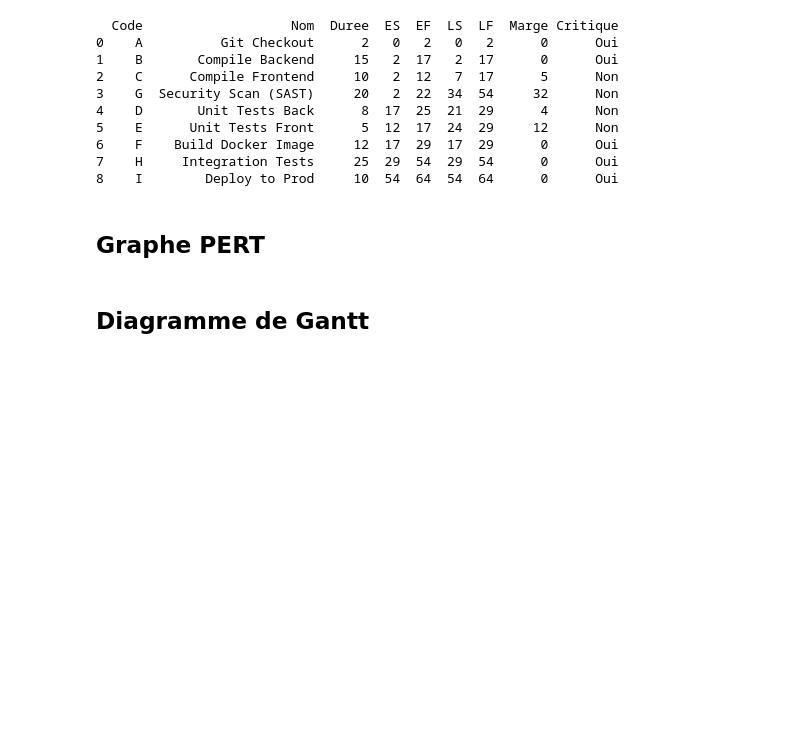
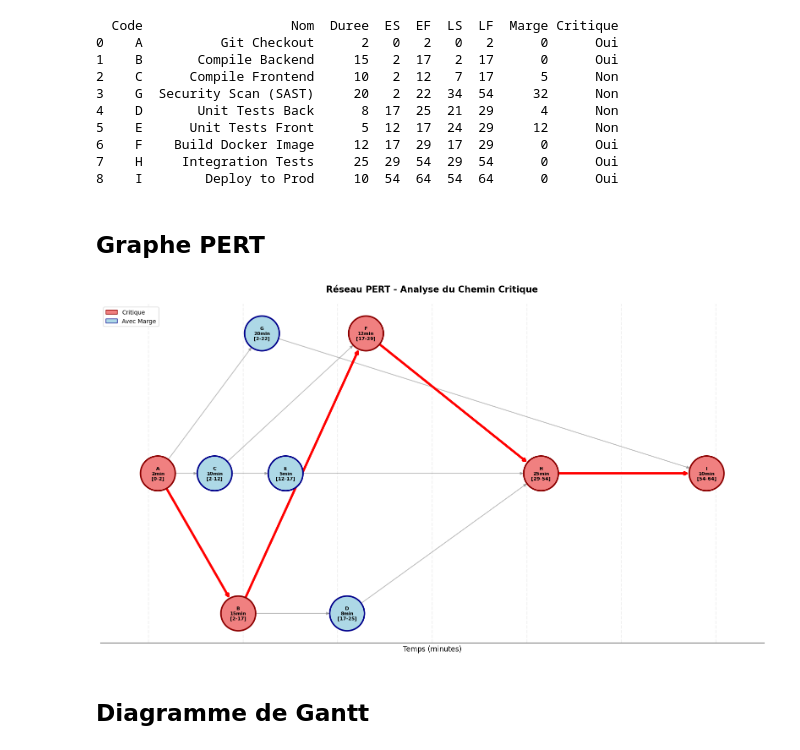
Before and after one commit to Adam-445/ci-cd-pert-cpm, a Jupyter notebook: notebooks/analyse_complete.ipynb, the cells around one changed output. Saved outputs shown, nothing was run; the diff lists cells and outputs as text; code cells hidden in the pictures; blank space fills up the shorter version.

Commit message:
feat: ajout des visualisations au notebook

```diff
--- a/notebooks/analyse_complete.ipynb
+++ b/notebooks/analyse_complete.ipynb
@@ -51,5 +53,11 @@ df.to_csv('../rapport/resultats_pert.csv', index=False)
 8    I        Deploy to Prod     10  54  64  54  64      0      Oui
 # %% [markdown]
 ## Graphe PERT
+# %%
+visu = VisualisateurPERT(calc)
+# %%
+visu.dessiner_pert()
+# %% [output]
+[figure, added]
 # %% [markdown]
 ## Diagramme de Gantt
```
Also changed, not shown: parts of 2 cells of this notebook.
